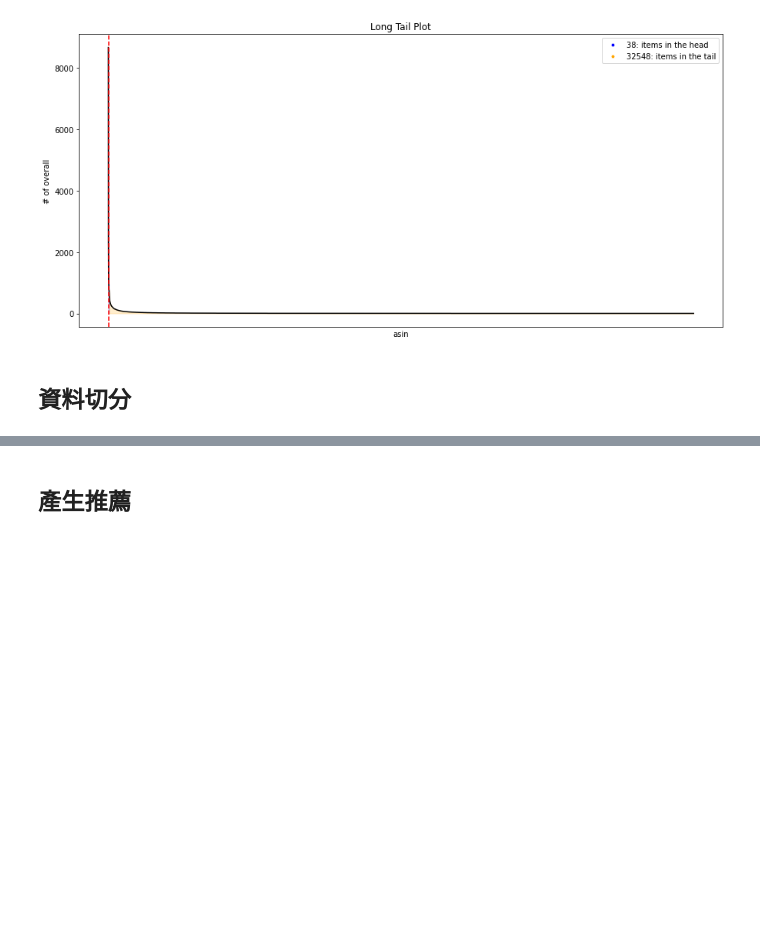
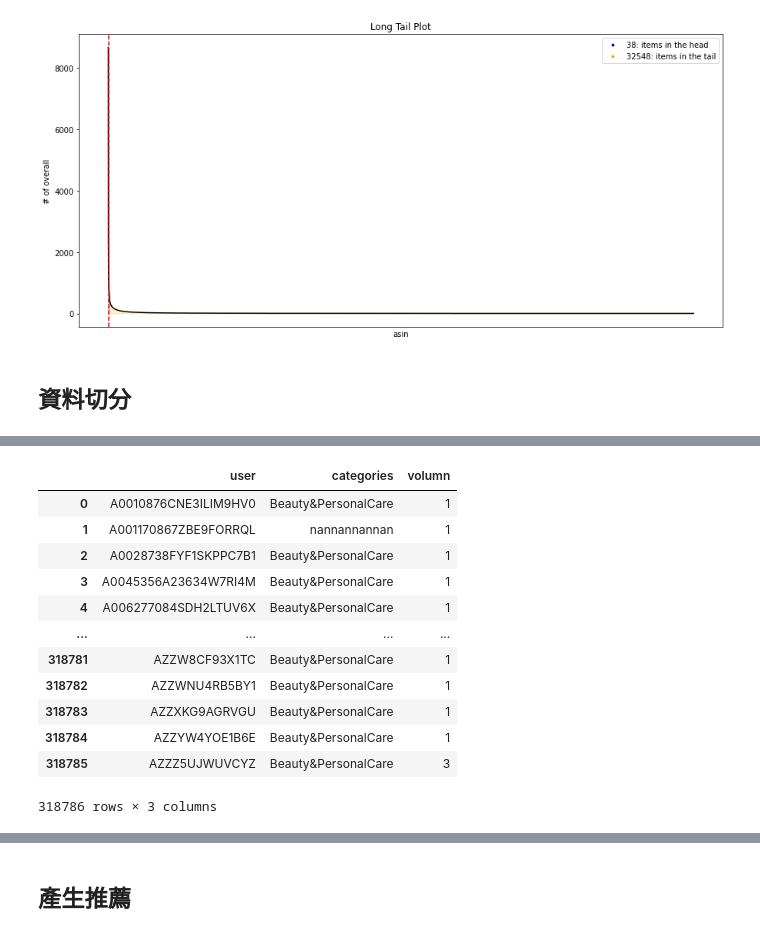
Before and after one commit to limitlin840318/data-course-sample, a Jupyter notebook: sample_rule-based.ipynb, the cells around one changed output, grey strips where cells are left out. Drawn from its saved outputs; the diff is of its cells as text; code cells hidden in the pictures; blank space fills up the shorter version.

```diff
--- a/sample_rule-based.ipynb
+++ b/sample_rule-based.ipynb
@@ -104,4 +97,4 @@ ratings.shape
 # %%
 purchase_category_df = purchase_df[['asin','categories']].drop_duplicates(subset=['asin','categories'])
 # %%
-new_rating = pd.merge(ratings, purchase_category_df, on="asin", how="left").fillna("unknown")
+ratings = pd.merge(ratings, purchase_category_df, on="asin", how="left").fillna("unknown")
@@ -242,3 +232,23 @@ ratings_testings_by_user = ratings_testings.groupby('reviewerID').agg(list).rese
 ratings_testings_by_user = { rating['reviewerID']: rating['asin'] for rating in ratings_testings_by_user }
 #所有用戶 'ATR9J7TYR1KVL'
 users = list(ratings_testings_by_user.keys())
+# %%
+user_category = ratings_trainings[ratings_trainings['categories'] != "unknown"].groupby(by=['reviewerID','categories']).size().reset_index()
+user_category.columns = ["user", "categories","volumn"]
+grouped_df = user_category.groupby("user")
+user_category_max = grouped_df.max()
+user_category_max = user_category_max.reset_index()
+# %% [output]
+|  | user | categories | volumn |
+| 0 | A0010876CNE3ILIM9HV0 | Beauty&PersonalCare | 1 |
+| 1 | A001170867ZBE9FORRQL | nannannannan | 1 |
+| 2 | A0028738FYF1SKPPC7B1 | Beauty&PersonalCare | 1 |
+| 3 | A0045356A23634W7RI4M | Beauty&PersonalCare | 1 |
+| 4 | A006277084SDH2LTUV6X | Beauty&PersonalCare | 1 |
+| ... | ... | ... | ... |
+| 318781 | AZZW8CF93X1TC | Beauty&PersonalCare | 1 |
+| 318782 | AZZWNU4RB5BY1 | Beauty&PersonalCare | 1 |
+| 318783 | AZZXKG9AGRVGU | Beauty&PersonalCare | 1 |
+| 318784 | AZZYW4YOE1B6E | Beauty&PersonalCare | 1 |
+| 318785 | AZZZ5UJWUVCYZ | Beauty&PersonalCare | 3 |
+318786 rows × 3 columns
```
Also changed, not shown: parts of 12 cells of this notebook.
